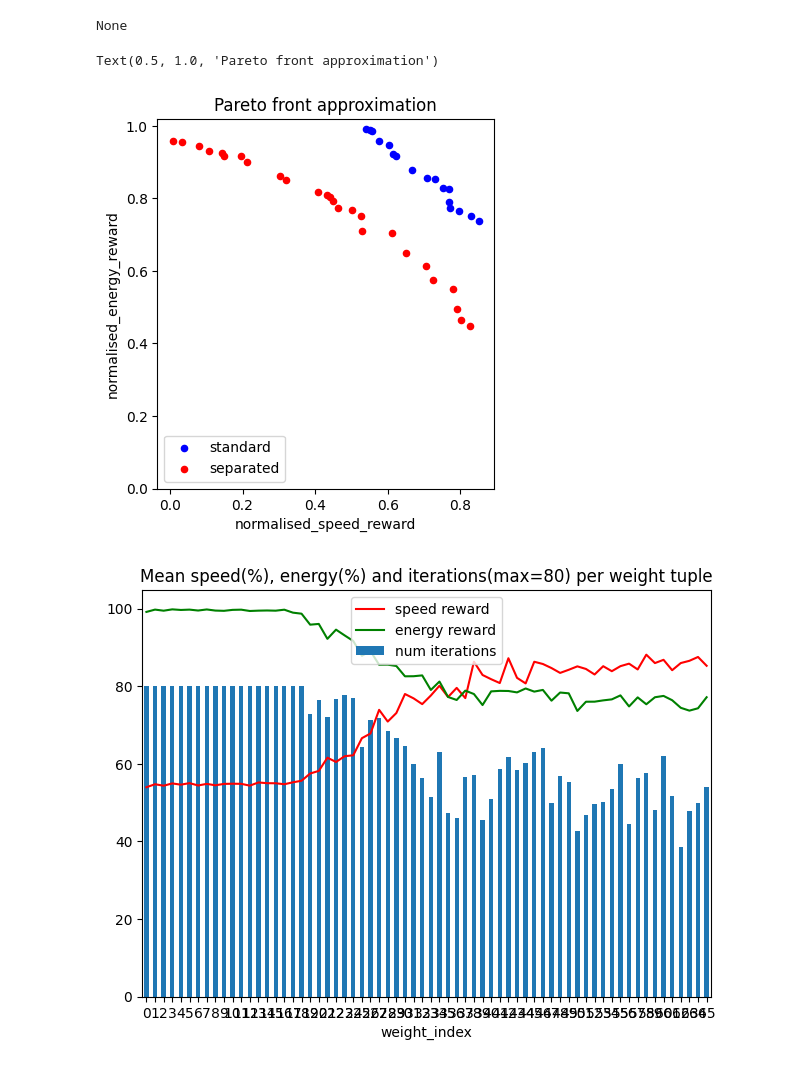
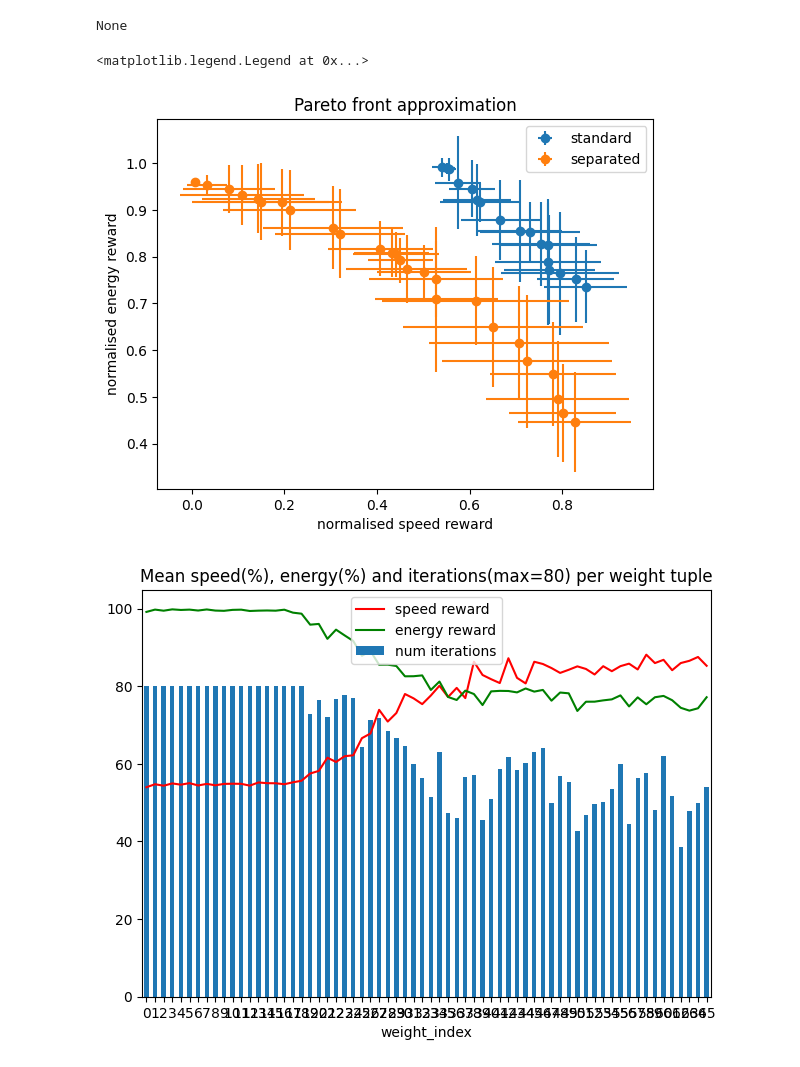
Before and after one commit to whl020406/moma-rl-ad, a Jupyter notebook: test_linear_modqn_vs_modqn_sep.ipynb, the cells around one changed output. Cells and saved outputs as stored; diff of their text form; code cells hidden in the pictures.

```diff
--- a/test_linear_modqn_vs_modqn_sep.ipynb
+++ b/test_linear_modqn_vs_modqn_sep.ipynb
@@ -146,25 +146,47 @@ None
 # %%
 grouped_df_standard = df_standard.groupby("weight_index")[["normalised_speed_reward","normalised_energy_reward"]].mean()
 grouped_df_separated = df_separated.groupby("weight_index")[["normalised_speed_reward","normalised_energy_reward"]].mean()
+grouped_df_std_standard = df_standard.groupby("weight_index")[["normalised_speed_reward","normalised_energy_reward"]].std()
+grouped_df_separated_std = df_separated.groupby("weight_index")[["normalised_speed_reward","normalised_energy_reward"]].std()
 from pymoo.util.nds.non_dominated_sorting import NonDominatedSorting
 nds = NonDominatedSorting()
 pareto_indices = nds.do(grouped_df_standard, only_non_dominated_front=True)
 grouped_df_standard["pareto"] = False
 grouped_df_standard.loc[pareto_indices,"pareto"] = True
 
-
 pareto_indices = nds.do(grouped_df_separated, only_non_dominated_front=True)
 grouped_df_separated["pareto"] = False
 grouped_df_separated.loc[pareto_indices,"pareto"] = True
+
+pareto_indices = nds.do(grouped_df_standard, only_non_dominated_front=True)
+grouped_df_std_standard["pareto"] = False
+grouped_df_std_standard.loc[pareto_indices,"pareto"] = True
+
+pareto_indices = nds.do(grouped_df_separated, only_non_dominated_front=True)
+grouped_df_separated_std["pareto"] = False
+grouped_df_separated_std.loc[pareto_indices,"pareto"] = True
 # %%
-ax = grouped_df_standard[grouped_df_standard["pareto"]==True].plot.scatter(x="normalised_speed_reward",y="normalised_energy_reward", c="blue", label="standard")
-grouped_df_separated[grouped_df_separated["pareto"]==True].plot.scatter(x="normalised_speed_reward",y="normalised_energy_reward", ax=ax, c="red", label="separated")
-ax.set_aspect('equal')
-ax.set_ylim(ymin=0)
-ax.set_title("Pareto front approximation")
+selected_mean_df  = grouped_df_standard[grouped_df_standard["pareto"]==True]
+selected_std_df = grouped_df_std_standard[grouped_df_standard["pareto"]==True]
+
+mean_df_separated = grouped_df_separated[grouped_df_separated["pareto"] == True]
+std_df_separated = grouped_df_separated_std[grouped_df_separated["pareto"] == True]
+#ax = selected_mean_df.plot.scatter(x="normalised_speed_reward",y="normalised_energy_reward", c="blue", label="standard")
+plt.errorbar(x=selected_mean_df["normalised_speed_reward"], y=selected_mean_df["normalised_energy_reward"],
+             yerr=selected_std_df["normalised_energy_reward"], xerr=selected_std_df["normalised_speed_reward"], fmt='o', label="standard")
+
+plt.errorbar(x=mean_df_separated["normalised_speed_reward"], y=mean_df_separated["normalised_energy_reward"],
+             yerr=std_df_separated["normalised_energy_reward"], xerr=std_df_separated["normalised_speed_reward"], fmt='o', label="separated")
+#grouped_df_separated[grouped_df_separated["pareto"]==True].plot.scatter(x="normalised_speed_reward",y="normalised_energy_reward", ax=ax, c="red", label="separated")
+#ax.set_aspect('equal')
+#ax.set_ylim(ymin=0)
+plt.xlabel("normalised speed reward")
+plt.ylabel("normalised energy reward")
+plt.title("Pareto front approximation")
+plt.legend()
 # %% [output]
-Text(0.5, 1.0, 'Pareto front approximation')
+<matplotlib.legend.Legend at 0x...>
-[figure, old version]
+[figure, new version]
 # %%
 
 #separated
```
Also changed, not shown: 9 other files.
